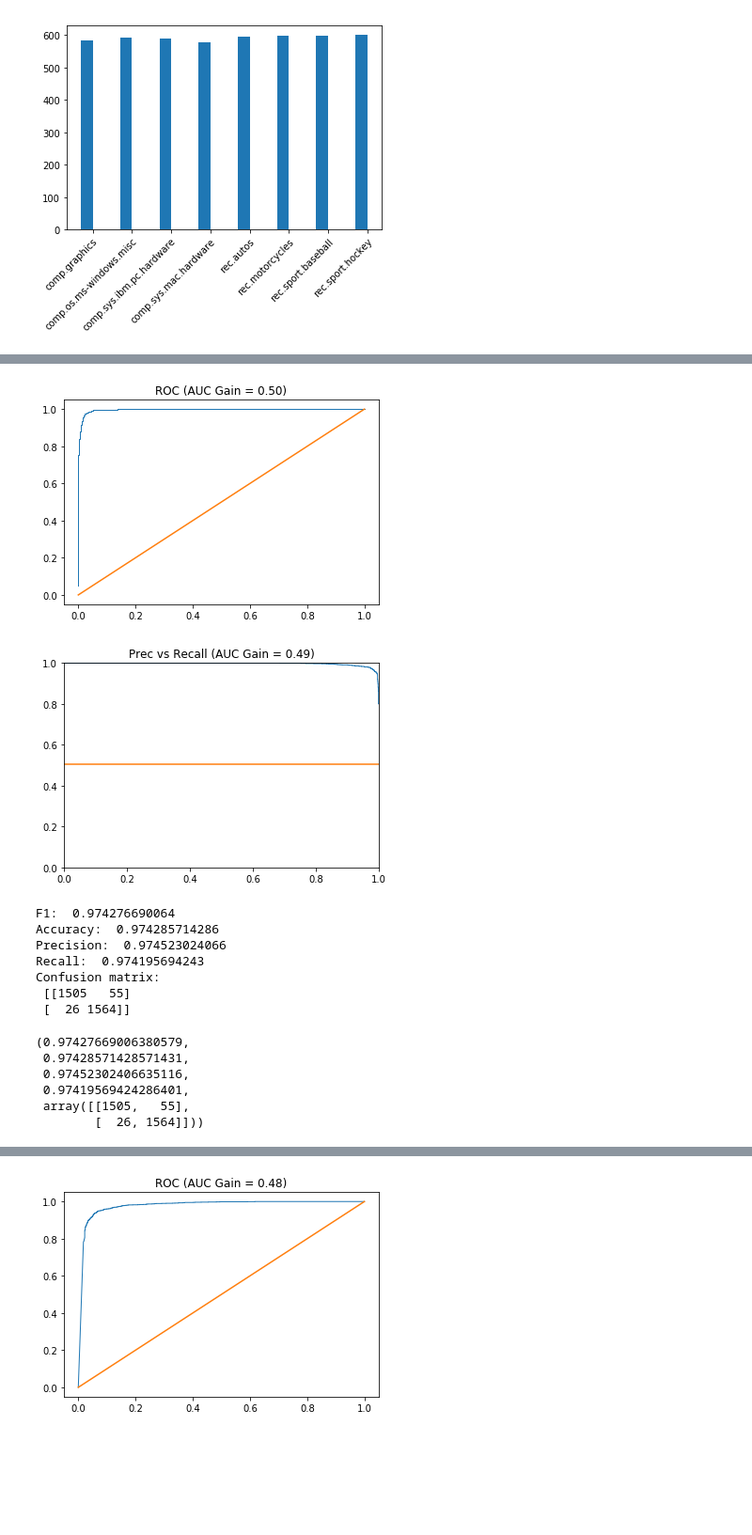
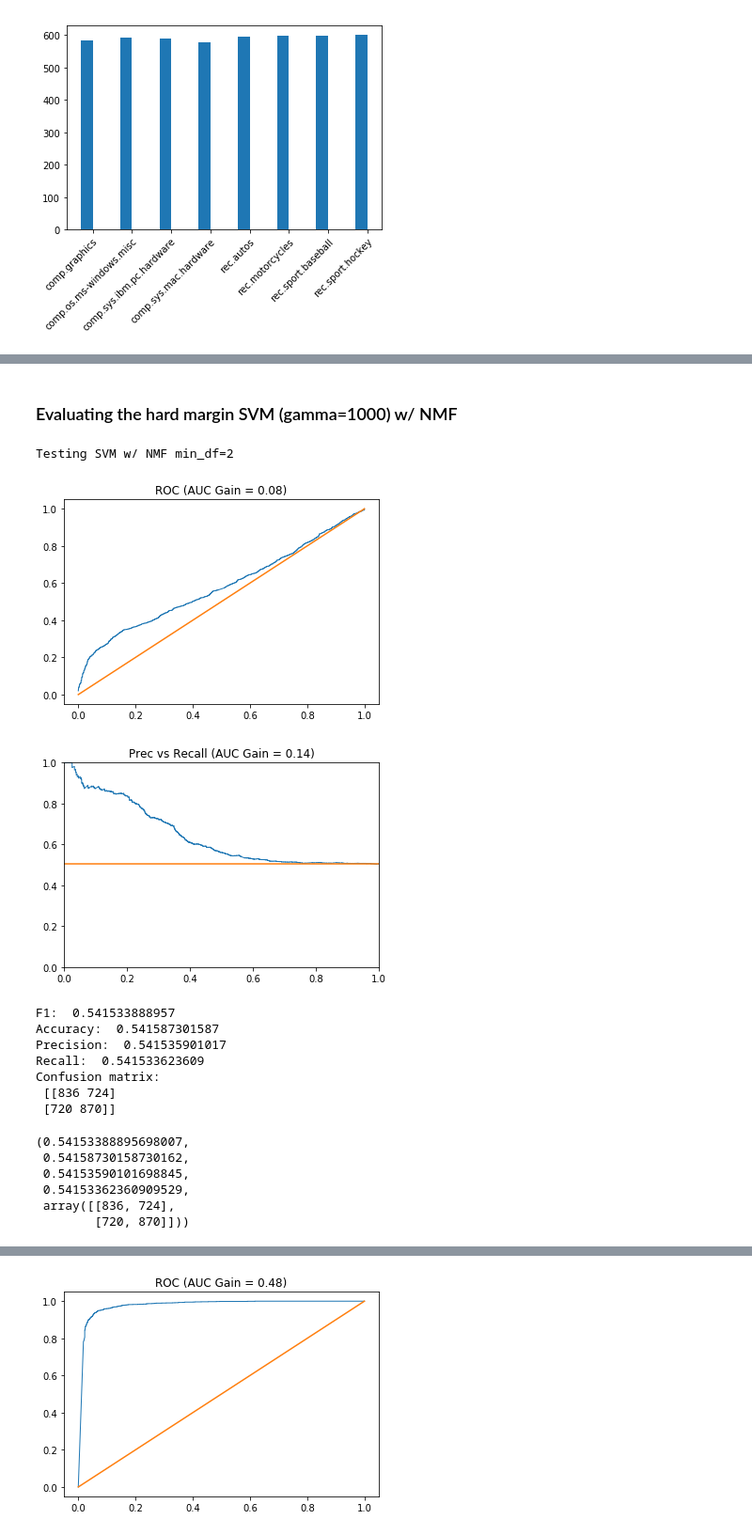
Before and after one commit to jdhurwitz/UCLA-EE219, a Jupyter notebook: Project1/text_classifier.ipynb, the cells around one changed output, grey strips where cells are left out. Shown at 94% size. Cells and saved outputs as stored; diff of their text form; code cells hidden in the pictures; blank space fills up the shorter version.

```diff
--- a/Project1/text_classifier.ipynb
+++ b/Project1/text_classifier.ipynb
@@ -155,6 +160,6 @@ tokenizer=custom_tokenizer (use our custom tokenizer)
 lowercase is true by default (to lower)
 min_df=2
 """
-vectorizer = CountVectorizer(analyzer='word', stop_words=stop_words,
+vec = CountVectorizer(analyzer='word', stop_words=stop_words,
                              tokenizer=MyTokenizer(), min_df=2, lowercase=True)
-all_train_vecs = vectorizer.fit_transform(all_docs_per_category)
+all_train_vecs = vec.fit_transform(all_docs_per_category)
@@ -239,6 +238,9 @@ tfidf_tf = TfidfTransformer(norm='l2')
 
 X_train_tfidf = tfidf_tf.fit_transform(X_train_vectors)
 X_test_tfidf = tfidf_tf.transform(X_test_vectors)
+
+X_train_tfidf_df5 = tfidf_tf.fit_transform(X_train_vectors_df5)
+X_test_tfidf_df5 = tfidf_tf.transform(X_test_vectors_df5)
 # %%
 #perform LSI w/ k=50
 #NMF: min W,H: ||X-WH||^2
@@ -268,4 +289,6 @@ def get_lsi(train_matrix, test_matrix):
 # %%
 #Qprint(len(X_train.data))
-train_lsi, test_lsi = get_lsi(X_train.data, X_test.data)
+train_lsi, test_lsi = get_lsi_df2(X_train.data, X_test.data)
+
+train_lsi_df5, test_lsi_df5 = get_lsi_df5(X_train.data, X_test.data)
 # %% [markdown]
@@ -328,0 +352,23 @@ def prrc_auc(probs, y):
+# %%
+from sklearn.svm import SVC
+print("Testing with LSI and min_df = 2")
+clf_lsi = SVC(C=1000, probability=True)
+clf_lsi.fit(train_lsi, y_train)
+
+y_preds = clf_lsi.predict(test_lsi)
+y_probs = clf_lsi.predict_proba(test_lsi)
+#plot curves and evaluate
+roc_auc(y_probs, y_test)
+prrc_auc(y_probs, y_test)
+evaluate(y_preds, y_test)
+
+print("Testing with LSI and min_df = 5")
+clf_lsi_df5 = SVC(C=1000, probability=True)
+clf_lsi_df5.fit(train_lsi_df5, y_train)
+
+y_preds = clf_lsi.predict(test_lsi_df5)
+y_probs = clf_lsi.predict_proba(test_lsi_df5)
+#plot curves and evaluate
+roc_auc(y_probs, y_test)
+prrc_auc(y_probs, y_test)
+evaluate(y_preds, y_test)
@@ -329,29 +402,31 @@ def prrc_auc(probs, y):
+# %% [markdown]
+<h3> Evaluating the hard margin SVM (gamma=1000) w/ NMF</h3>
 # %%
-from sklearn.svm import SVC
-#Testing with LSI
-clf_lsi = SVC(C=1000, probability=True)
-clf_lsi.fit(train_lsi, y_train)
+print("Testing SVM w/ NMF min_df=2")
+clf_nmf = SVC(C=1000, probability=True)
+clf_nmf.fit(train_nmf, y_train)
 
-y_preds = clf_lsi.predict(test_lsi)
-y_probs = clf_lsi.predict_proba(test_lsi)
+y_preds = clf_lsi.predict(test_nmf)
+y_probs = clf_lsi.predict_proba(test_nmf)
 #plot curves and evaluate
 roc_auc(y_probs, y_test)
 prrc_auc(y_probs, y_test)
 evaluate(y_preds, y_test)
 # %% [output]
+Testing SVM w/ NMF min_df=2
-[figure, old version]
+[figure, new version]
-[figure, old version]
+[figure, new version]
-F1:  0.974276690064
-Accuracy:  0.974285714286
-Precision:  0.974523024066
-Recall:  0.974195694243
-Confusion matrix:
- [[1505   55]
- [  26 1564]]
-(0.97427669006380579,
- 0.97428571428571431,
- 0.97452302406635116,
- 0.97419569424286401,
- array([[1505,   55],
-        [  26, 1564]]))
+F1:  0.541533888957
+Accuracy:  0.541587301587
+Precision:  0.541535901017
+Recall:  0.541533623609
+Confusion matrix:
+ [[836 724]
+ [720 870]]
+(0.54153388895698007,
+ 0.54158730158730162,
+ 0.54153590101698845,
+ 0.54153362360909529,
+ array([[836, 724],
+        [720, 870]]))
 # %% [markdown]
```
Also changed, not shown: parts of 51 cells of this notebook.
